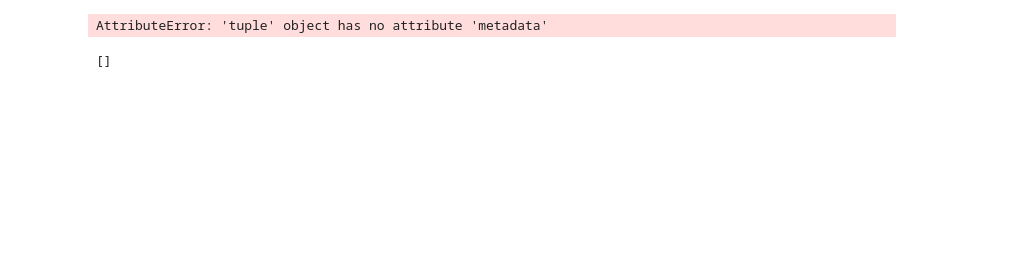
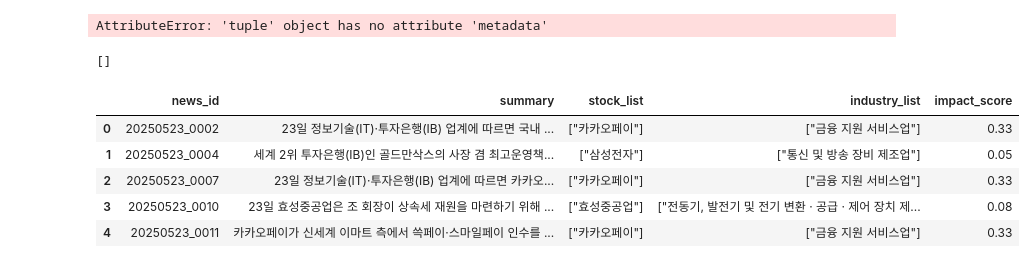
Before and after one commit to choikwangil95/HKToss-MLOps-Project-Final, a Jupyter notebook: eda/kwangil/vectordb.ipynb, the cells around one changed output. Cells and saved outputs as stored; diff of their text form; code cells hidden in the pictures; blank space fills up the shorter version.

Commit message:
news_metadata db 수정

```diff
--- a/eda/kwangil/vectordb.ipynb
+++ b/eda/kwangil/vectordb.ipynb
@@ -124,3 +150,15 @@ AttributeError: 'tuple' object has no attribute 'metadata'
 res
 # %% [output]
 []
+# %%
+import pandas as pd
+
+df_meta = pd.read_csv("../../db/news_2023_2025_metadata.csv")
+df_meta.head()
+# %% [output]
+|  | news_id | summary | stock_list | industry_list | impact_score |
+| 0 | 20250523_0002 | 23일 정보기술(IT)·투자은행(IB) 업계에 따르면 국내 ... | ["카카오페이"] | ["금융 지원 서비스업"] | 0.33 |
+| 1 | 20250523_0004 | 세계 2위 투자은행(IB)인 골드만삭스의 사장 겸 최고운영책... | ["삼성전자"] | ["통신 및 방송 장비 제조업"] | 0.05 |
+| 2 | 20250523_0007 | 23일 정보기술(IT)·투자은행(IB) 업계에 따르면 카카오... | ["카카오페이"] | ["금융 지원 서비스업"] | 0.33 |
+| 3 | 20250523_0010 | 23일 효성중공업은 조 회장이 상속세 재원을 마련하기 위해 ... | ["효성중공업"] | ["전동기, 발전기 및 전기 변환 · 공급 · 제어 장치 제... | 0.08 |
+| 4 | 20250523_0011 | 카카오페이가 신세계 이마트 측에서 쓱페이·스마일페이 인수를 ... | ["카카오페이"] | ["금융 지원 서비스업"] | 0.33 |
```
Also changed, not shown: parts of 15 cells of this notebook, 10 other files.
